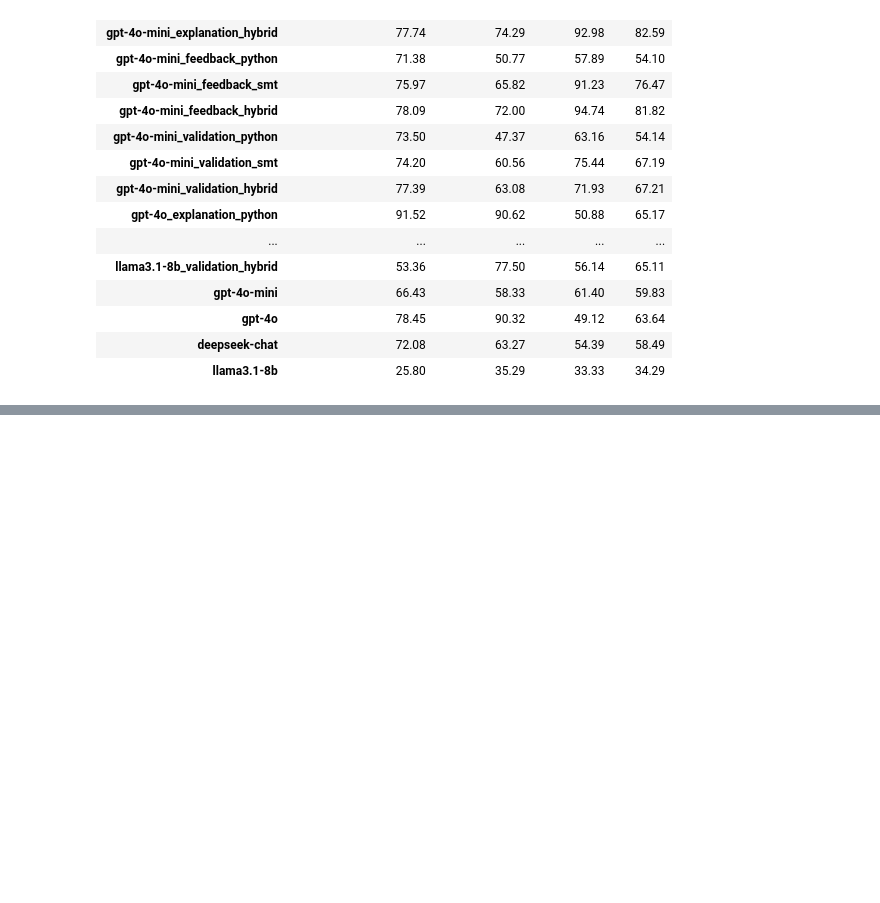
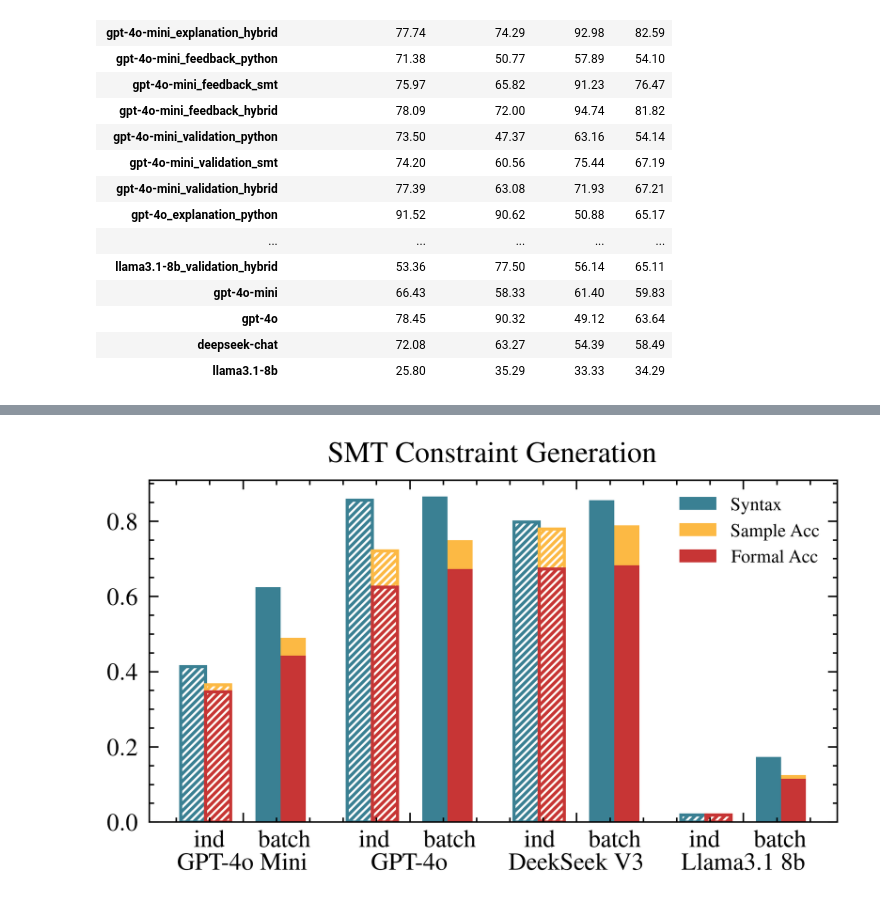
Before and after one commit to 20001LastOrder/ConStrainSolver, a Jupyter notebook: scripts/evaluation.ipynb, the cells around one changed output, grey strips where cells are left out. Drawn from its saved outputs; the diff is of its cells as text; code cells hidden in the pictures; blank space fills up the shorter version.

```diff
--- a/scripts/evaluation.ipynb
+++ b/scripts/evaluation.ipynb
@@ -412,0 +185,8 @@ Name: result, Length: 192, dtype: bool
+# %%
+folder_path = "../results/constraint_generation_results.csv"
+df = pd.read_csv(folder_path)
+# %%
+total_results = df["total_results"][0]
+# %%
+smt_df = df[df["generator_type"] == "smt"]
+smt_df[smt_df.select_dtypes(include=['number']).columns] = smt_df.select_dtypes(include=['number']) / total_results
@@ -412,0 +211,72 @@ Name: result, Length: 192, dtype: bool
+# %%
+import matplotlib.pyplot as plt
+import scienceplots
+
+plt.style.use('ieee')
+# %%
+llm_map = {
+    "Meta-Llama-3.1-8B-Instruct-Turbo-128K": "Llama3.1 8b",
+    "deepseek-chat": "DeekSeek V3",
+    "gpt-4o": "GPT-4o",
+    "gpt-4o-mini": "GPT-4o Mini"
+}
+
+metric_map = {
+    "generation_success": "Syntax",
+    "validation_success": "Sample Acc",
+    "formal_verification_success": "Formal Acc"
+}
+
+
+llms = ["gpt-4o-mini", "gpt-4o", "deepseek-chat", "Meta-Llama-3.1-8B-Instruct-Turbo-128K"]
+metrics = ["generation_success", "validation_success", "formal_verification_success"]
+
+# colors = ["#7CBACB", "#FDD58F", "#DE8484"]
+colors = ["#3a8093", "#fcb944", "#c73535"]
+hatches = ["//////////", "//////////", "//////////"]
+
+x = np.arange(len(llms))
+width = 0.15
+multiplier = 0
+smt_df_independent = smt_df[smt_df["generator_mode"] == "batch"]
+smt_df_independent.set_index("model_name", inplace=True)
+
+fig, ax = plt.subplots(figsize=(4, 2))
+for i, metric in enumerate(metrics):
+    ax.bar(x + width * multiplier, smt_df_independent.loc[llms][metric], width, edgecolor=colors[i], fill=False, hatch=hatches[i])
+    if metric == "generation_success":
+        multiplier += 1
+
+for i in range (len(llms)):
+    pos_x = 6.6 * width * i + 0.1
+    pos_y = -0.05
+    ax.text(pos_x, pos_y, "ind",
+            horizontalalignment='center', verticalalignment='center',
+            clip_on=False)
+
+colors = ["#3a8093", "#fcb944", "#c73535"]
+smt_df_independent = smt_df[smt_df["generator_mode"] == "independent"]
+smt_df_independent.set_index("model_name", inplace=True)
+multiplier += 2
+# fig, ax = plt.subplots(figsize=(4, 2))
+for i, metric in enumerate(metrics):
+    ax.bar(x + width * multiplier, smt_df_independent.loc[llms][metric], width, color=colors[i], label=metric_map[metric])
+    if metric == "generation_success":
+        multiplier += 1
+
+
+for i in range (len(llms)):
+    pos_x = 6.6 * width * i + 0.55
+    pos_y = -0.05
+    ax.text(pos_x, pos_y, "batch",
+            horizontalalignment='center', verticalalignment='center',
+            clip_on=False)
+
+ax.set_title('SMT Constraint Generation')
+ax.set_xticks(x + 2 * width, [llm_map[llm] for llm in llms])
+ax.xaxis.set_tick_params(pad=10)
+ax.legend(loc='upper right', ncols=1,  prop={'size': 6})
+plt.savefig("smt_constraint_generation.pdf", bbox_inches='tight')
+plt.show()
+# %% [output]
+[figure, added]
```
Also changed, not shown: parts of 31 cells of this notebook, 3 other files.
